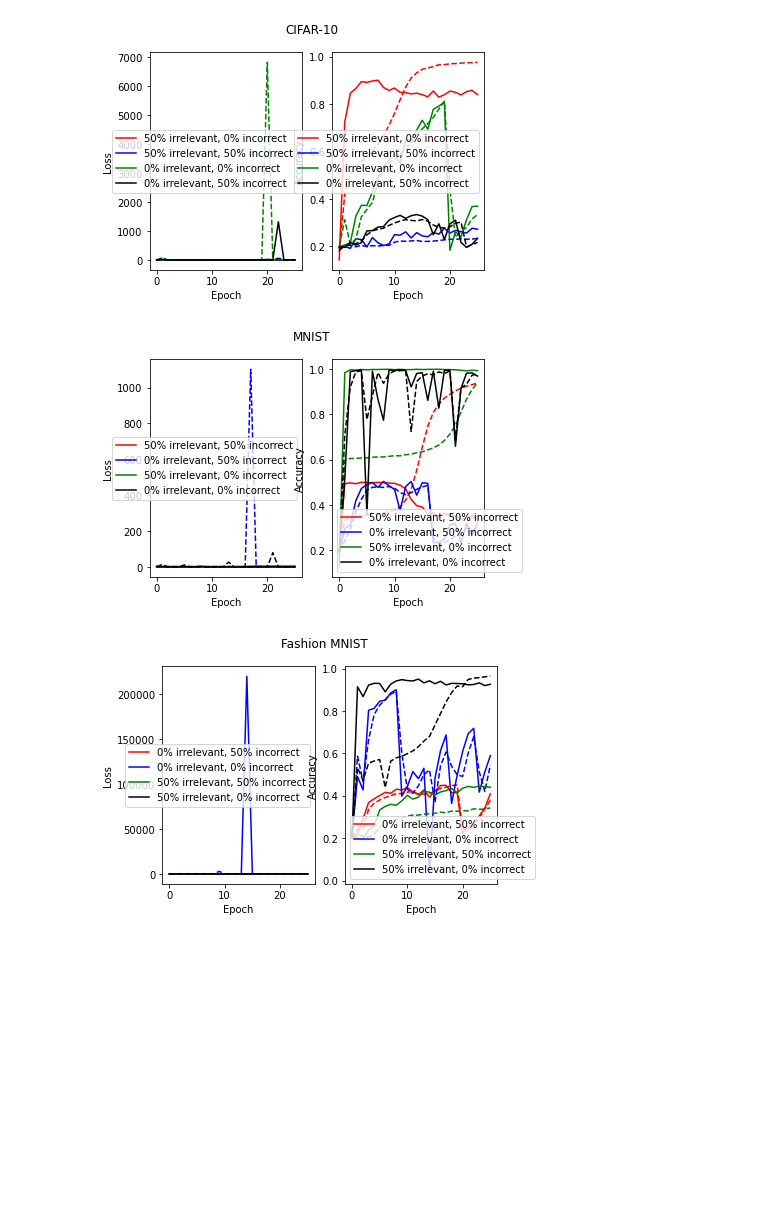
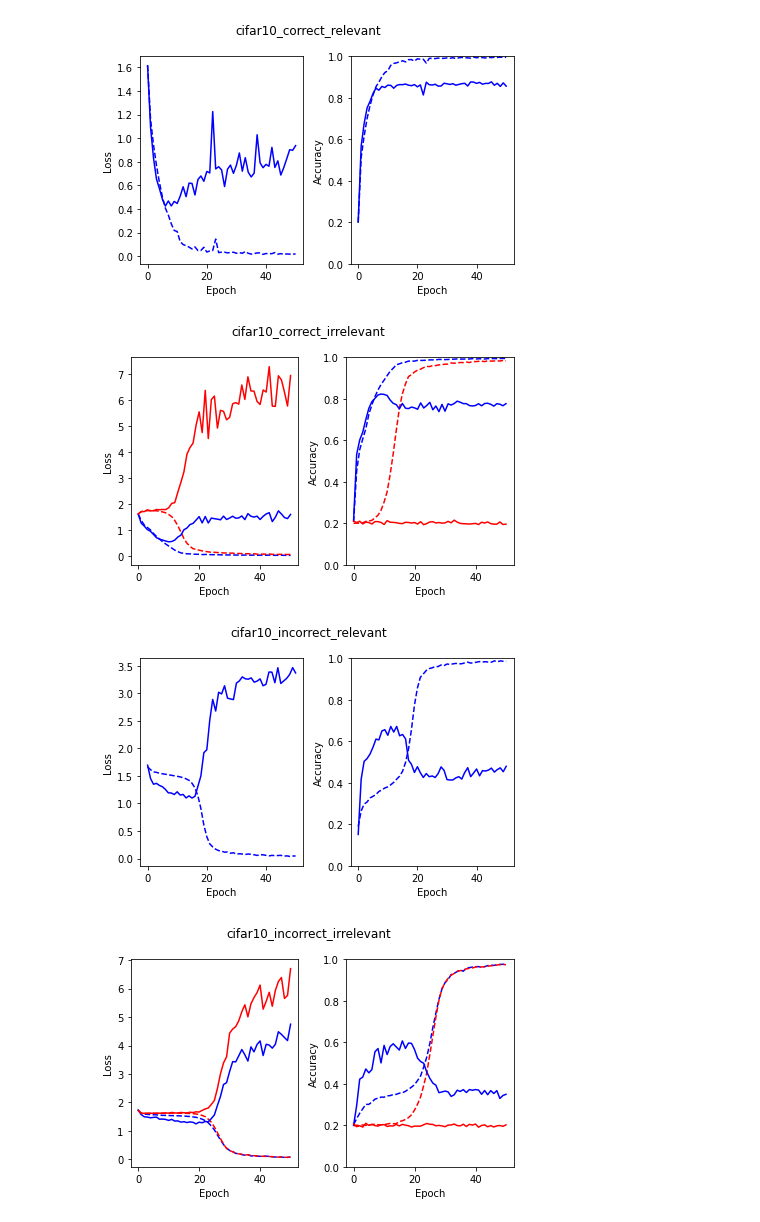
Before and after one commit to jimgammell/ece595ml_project, a Jupyter notebook: trial.ipynb, the cells around one changed output. Cells and saved outputs as stored; diff of their text form; code cells hidden in the pictures; blank space fills up the shorter version.

Commit message:
Finished taking baseline results which look very good.

```diff
--- a/trial.ipynb
+++ b/trial.ipynb
@@ -21,33 +21,19 @@ def plot_results(Results):
-# %%
-import os
-import pickle
-
-Results = {'CIFAR-10': {},
-           'MNIST': {},
-           'Fashion MNIST': {}}
-
-files = [f for f in os.listdir(os.path.join('.', 'results'))]
-for f in files:
-    with open(os.path.join('.', 'results', f, 'results.pickle'), 'rb') as F:
-        results = pickle.load(F)
-    if 'cifar10' in f:
-        dataset_name = 'CIFAR-10'
-    elif 'mnist' in f and not('fmnist' in f):
-        dataset_name = 'MNIST'
-    elif 'fmnist' in f:
-        dataset_name = 'Fashion MNIST'
-    if 'irrelev_0' in f:
-        irrelev = 0
-    elif 'irrelev_50' in f:
-        irrelev = 50
-    if 'incorrect_0' in f:
-        incorrect = 0
-    elif 'incorrect_50' in f:
-        incorrect = 50
-    Results[dataset_name].update({'%d%% irrelevant, %d%% incorrect'%(irrelev, incorrect): results})
-
-plot_results(Results)
-# %% [output]
-[figure, removed]
-[figure, removed]
-[figure, removed]
+# %%
+import os
+import pickle
+
+directories_to_plot = ['cifar10_correct_relevant',
+                       'cifar10_correct_irrelevant',
+                       'cifar10_incorrect_relevant',
+                       'cifar10_incorrect_irrelevant']
+for directory in directories_to_plot:
+    with open(os.path.join('.', 'results', directory, 'training_results.pickle'), 'rb') as F:
+        training_results = pickle.load(F)
+    with open(os.path.join('.', 'results', directory, 'testing_results.pickle'), 'rb') as F:
+        testing_results = pickle.load(F)
+    plot_results(directory, training_results, testing_results)
+# %% [output]
+[figure, added]
+[figure, added]
+[figure, added]
+[figure, added]
```
Also changed, not shown: parts of 1 cell of this notebook, 59 other files.
